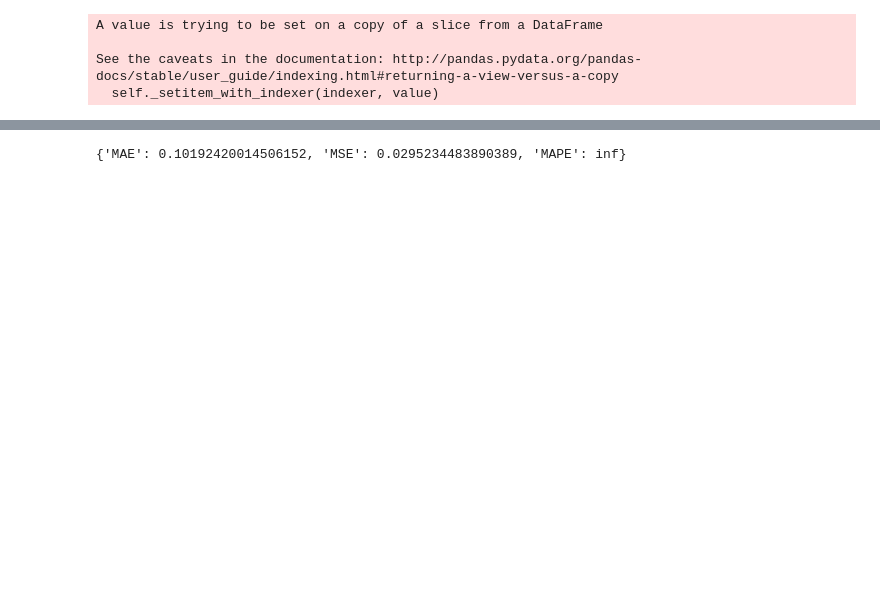
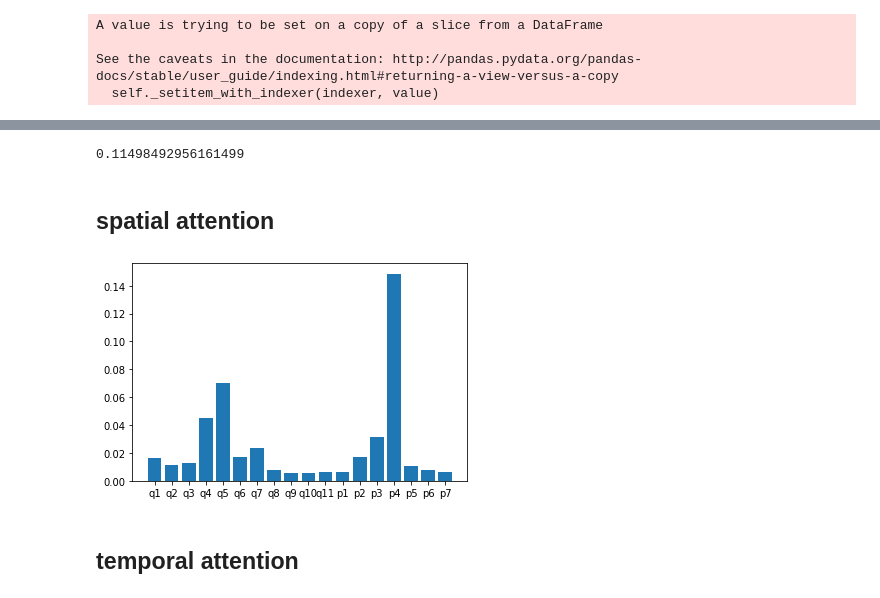
Before and after one commit to MAZiqing/MZQ_city_sequenctial_data_prediction, a Jupyter notebook: main_JuNo/plot_RNN_result.ipynb, the cells around one changed output, grey strips where cells are left out. Saved outputs shown, nothing was run; the diff lists cells and outputs as text; code cells hidden in the pictures; blank space fills up the shorter version.

```diff
--- a/main_JuNo/plot_RNN_result.ipynb
+++ b/main_JuNo/plot_RNN_result.ipynb
@@ -172,4 +239,18 @@ eval_dict = eval_metrics(y_true, y_pred)
-# %%
-eval_dict
-# %% [output]
-{'MAE': 0.10192420014506152, 'MSE': 0.0295234483890389, 'MAPE': inf}
+# %%
+float(diff)
+# %% [output]
+0.11498492956161499
+# %% [markdown]
+## spatial attention
+# %%
+att_score = np.array([0.0164, 0.0113, 0.0131, 0.0449, 0.0701, 0.0171, 0.0236, 0.0078, 0.0054,
+        0.0056, 0.0065, 0.0065, 0.0171, 0.0315, 0.1486, 0.0105, 0.0078, 0.0061])
+columns = ['q'+str(i) for i in range(1,12)] + ['p'+str(i) for i in range(1,8)]
+# %%
+plt.figure(facecolor='w')
+plt.bar(columns, att_score)
+plt.savefig('../result/figures/spatial_attention_score.png')
+# %% [output]
+[figure, added]
+# %% [markdown]
+## temporal attention
```
Also changed, not shown: parts of 21 cells of this notebook, 10 other files.
